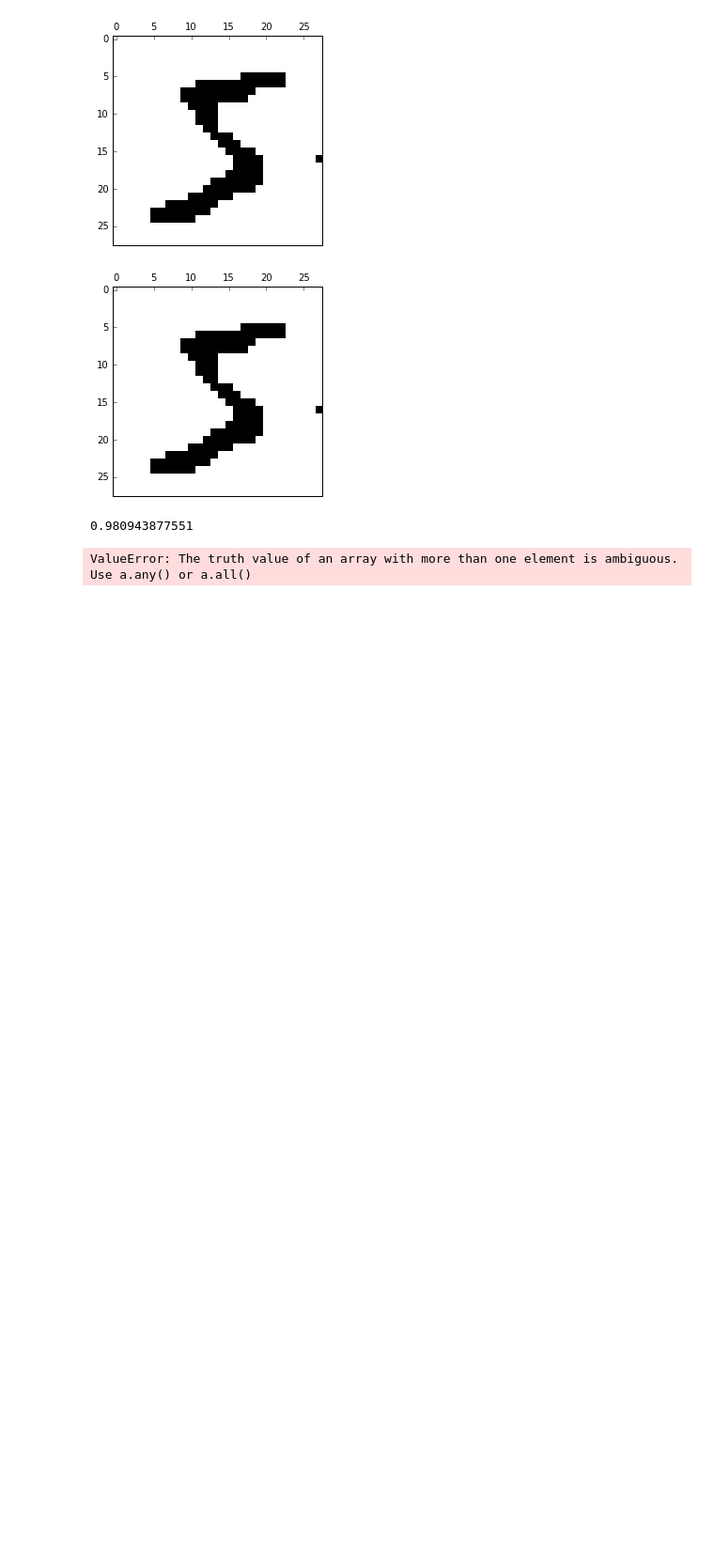
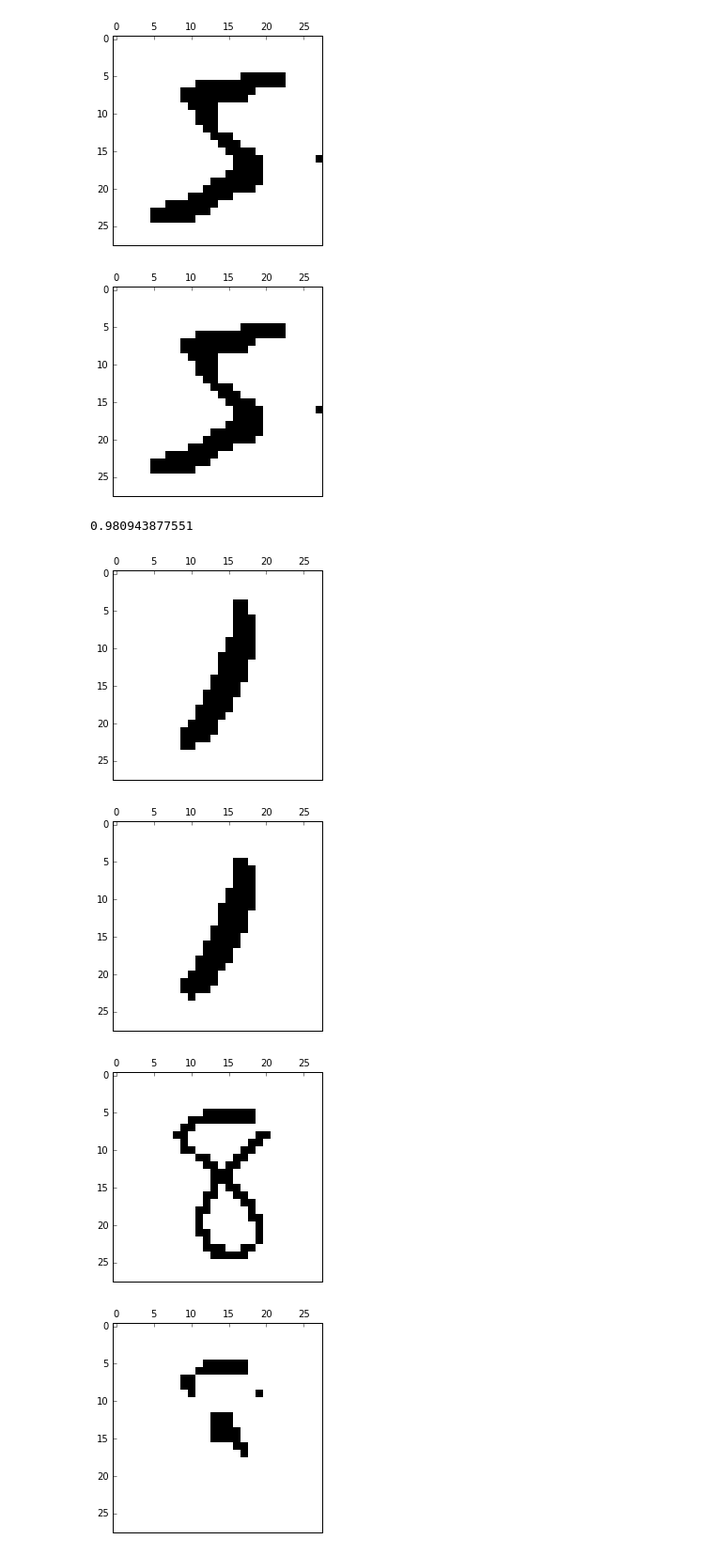
Before and after one commit to Salil999/applied_machine_learning, a Jupyter notebook: hw7/hw7.ipynb, the cells around one changed output. Shown at 94% size. Cells and saved outputs as stored; diff of their text form; code cells hidden in the pictures; blank space fills up the shorter version.

Commit message:
done except graph

```diff
--- a/hw7/hw7.ipynb
+++ b/hw7/hw7.ipynb
@@ -99,7 +99,16 @@ print(1-fraction) # percentage of correct pixels
 0.980943877551
 # %%
 recons = np.abs(training_denoised_bin - training_binarized)
-zipped = zip(training_denoised, training_binarized, recons)
-zipped_s = sorted(zipped, key=lambda x: x[2])
+zipped = zip(training_denoised_bin, training_binarized, recons)
+zipped_s = sorted(zipped, key=lambda x: np.count_nonzero(x[2]))
-# %% [output]
-ValueError: The truth value of an array with more than one element is ambiguous. Use a.any() or a.all()
+# %%
+show(zipped_s[0][1]) # most accurate training image
+show(zipped_s[0][0]) # most accurate reconstruction
+
+show(zipped_s[-1][1]) # least accurate training image
+show(zipped_s[-1][0]) # least accurate reconstruction
+# %% [output]
+[figure, added]
+[figure, added]
+[figure, added]
+[figure, added]
```
